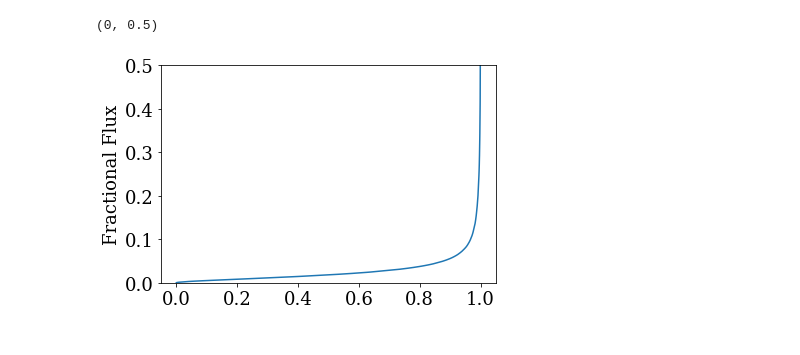
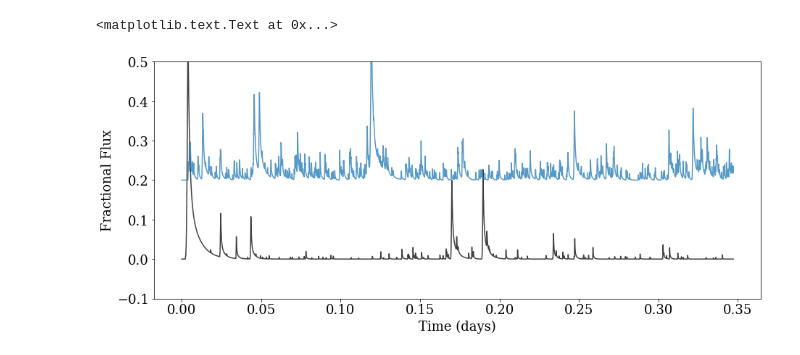
Before and after one commit to ernewton/flareninja, a Jupyter notebook: jradavenport_fwdmodel/fmodel.ipynb, the cells around one changed output. Drawn from its saved outputs; the diff is of its cells as text; code cells hidden in the pictures.

```diff
--- a/jradavenport_fwdmodel/fmodel.ipynb
+++ b/jradavenport_fwdmodel/fmodel.ipynb
@@ -30,9 +47,17 @@ plt.savefig('Fakeflares_try1.png', dpi=150, rasterized=True, bbox_inches='tight'
+# %%
+plt.figure(figsize=(15,6))
+plt.plot(s_time1[0:5000], s_flux1[0:5000], alpha=0.75, c='black')
+plt.plot(s_time2[0:5000], s_flux2[0:5000]+0.2, alpha=0.75)
+plt.ylim(-0.1,.5)
+plt.xlabel('Time (days)')
+plt.ylabel('Fractional Flux')
+# %% [output]
+<matplotlib.text.Text at 0x...>
+[figure, added]
 # %%
-plt.plot(np.linspace(0,1,len(s_time1)), s_flux1[np.argsort(s_flux1)])
-plt.ylabel('Fractional Flux')
-plt.ylim(0,0.5)
+# plt.plot(np.linspace(0,1,len(s_time1)), s_flux1[np.argsort(s_flux1)], c='black')
+# plt.plot(np.linspace(0,1,len(s_time2)), s_flux1[np.argsort(s_flux2)])
+# plt.ylabel('Fractional Flux')
+# plt.ylim(0,0.5)
-# %% [output]
-(0, 0.5)
-[figure, removed]
 # %%
 from astropy.stats import lombscargle, LombScargle
```
Also changed, not shown: parts of 7 cells of this notebook, 4 other files.
